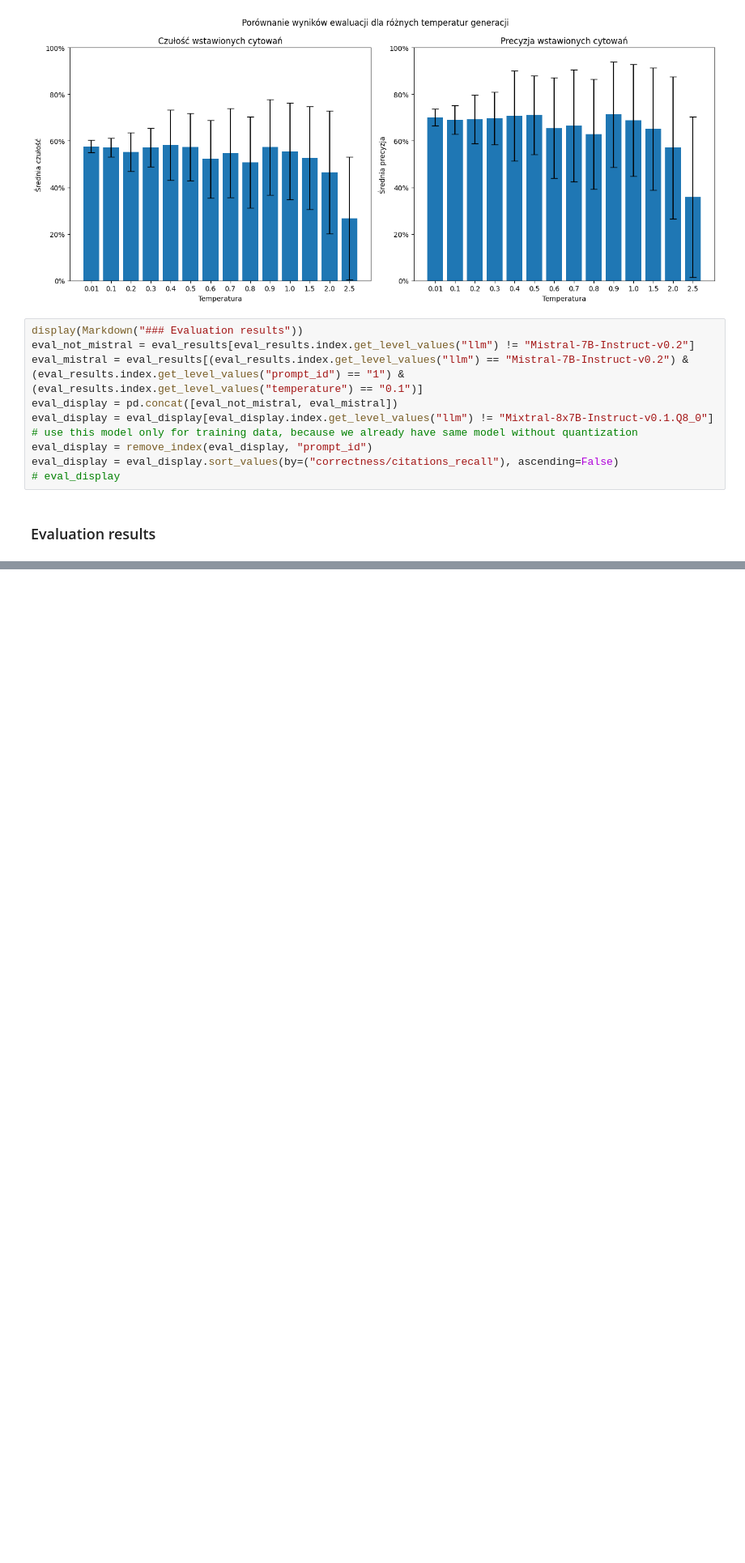
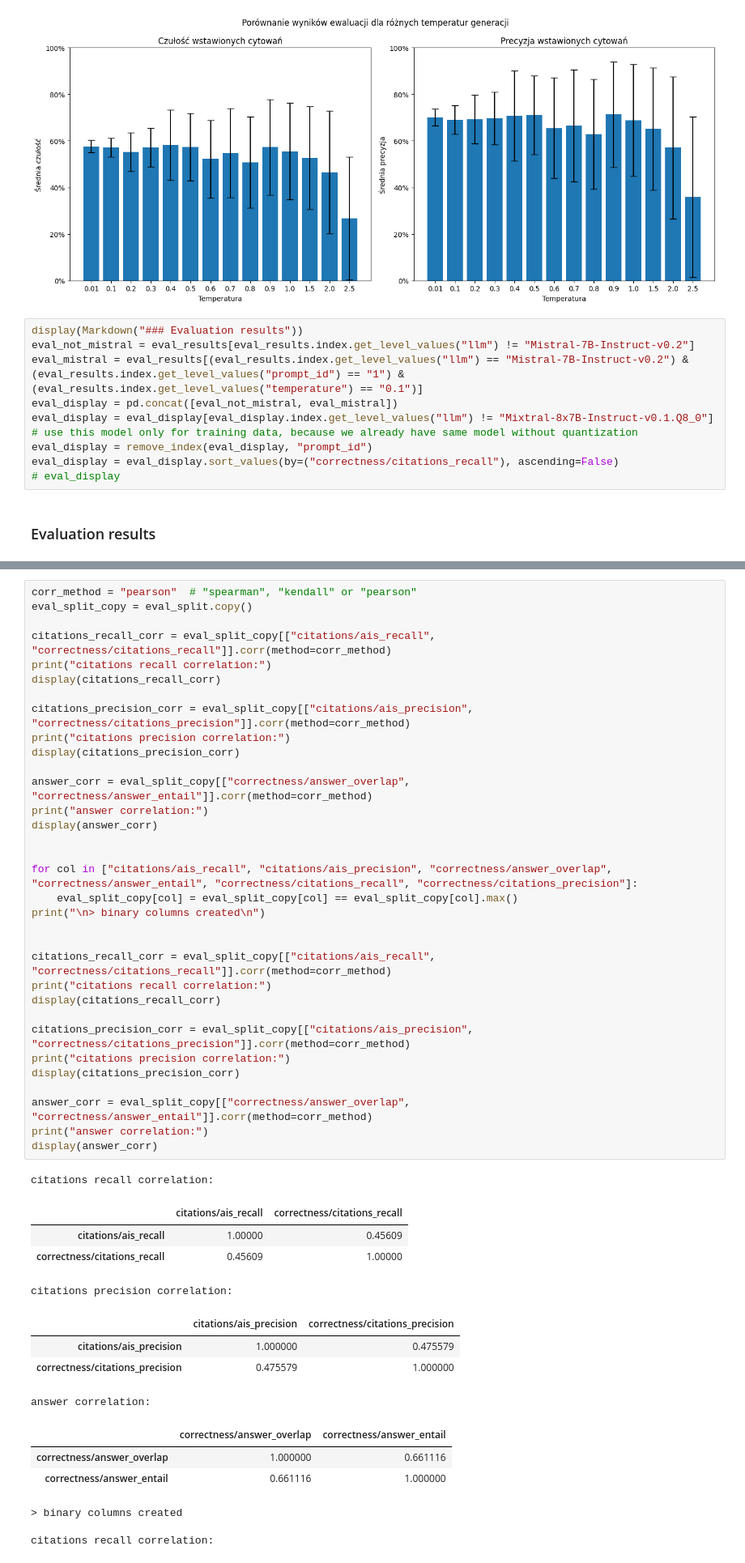
Before and after one commit to tdolega/rag-tge, a Jupyter notebook: src/results.ipynb, the cells around one changed output, grey strips where cells are left out. Shown: that part at 81% size. Cells and saved outputs as stored; diff of their text form; blank space fills up the shorter version.

```diff
--- a/src/results.ipynb
+++ b/src/results.ipynb
@@ -378,0 +381,49 @@ train_display
+# %%
+corr_method = "pearson"  # "spearman", "kendall" or "pearson"
+eval_split_copy = eval_split.copy()
+
+citations_recall_corr = eval_split_copy[["citations/ais_recall", "correctness/citations_recall"]].corr(method=corr_method)
+print("citations recall correlation:")
+display(citations_recall_corr)
+
+citations_precision_corr = eval_split_copy[["citations/ais_precision", "correctness/citations_precision"]].corr(method=corr_method)
+print("citations precision correlation:")
+display(citations_precision_corr)
+
+answer_corr = eval_split_copy[["correctness/answer_overlap", "correctness/answer_entail"]].corr(method=corr_method)
+print("answer correlation:")
+display(answer_corr)
+
+
+for col in ["citations/ais_recall", "citations/ais_precision", "correctness/answer_overlap", "correctness/answer_entail", "correctness/citations_recall", "correctness/citations_precision"]:
+    eval_split_copy[col] = eval_split_copy[col] == eval_split_copy[col].max()
+print("\n> binary columns created\n")
+
+
+citations_recall_corr = eval_split_copy[["citations/ais_recall", "correctness/citations_recall"]].corr(method=corr_method)
+print("citations recall correlation:")
+display(citations_recall_corr)
+
+citations_precision_corr = eval_split_copy[["citations/ais_precision", "correctness/citations_precision"]].corr(method=corr_method)
+print("citations precision correlation:")
+display(citations_precision_corr)
+
+answer_corr = eval_split_copy[["correctness/answer_overlap", "correctness/answer_entail"]].corr(method=corr_method)
+print("answer correlation:")
+display(answer_corr)
+# %% [output]
+citations recall correlation:
+|  | citations/ais_recall | correctness/citations_recall |
+| citations/ais_recall | 1.00000 | 0.45609 |
+| correctness/citations_recall | 0.45609 | 1.00000 |
+citations precision correlation:
+|  | citations/ais_precision | correctness/citations_precision |
+| citations/ais_precision | 1.000000 | 0.475579 |
+| correctness/citations_precision | 0.475579 | 1.000000 |
+answer correlation:
+|  | correctness/answer_overlap | correctness/answer_entail |
+| correctness/answer_overlap | 1.000000 | 0.661116 |
+| correctness/answer_entail | 0.661116 | 1.000000 |
+> binary columns created
+
+citations recall correlation:
```
Also changed, not shown: parts of 6 cells of this notebook, 8 other files.
